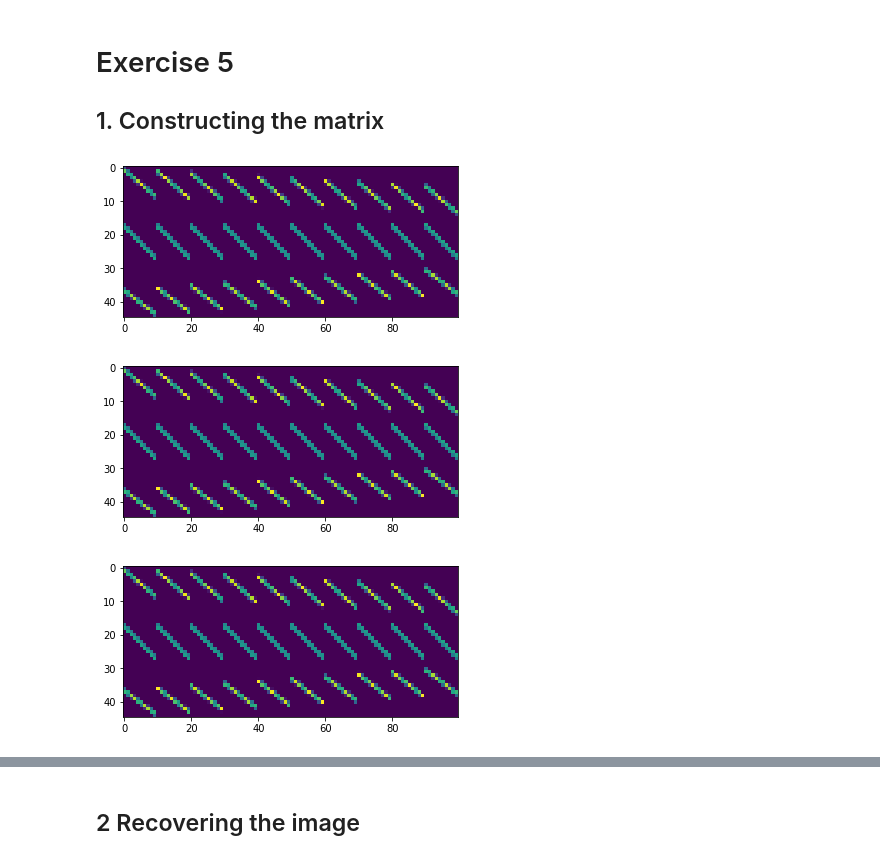
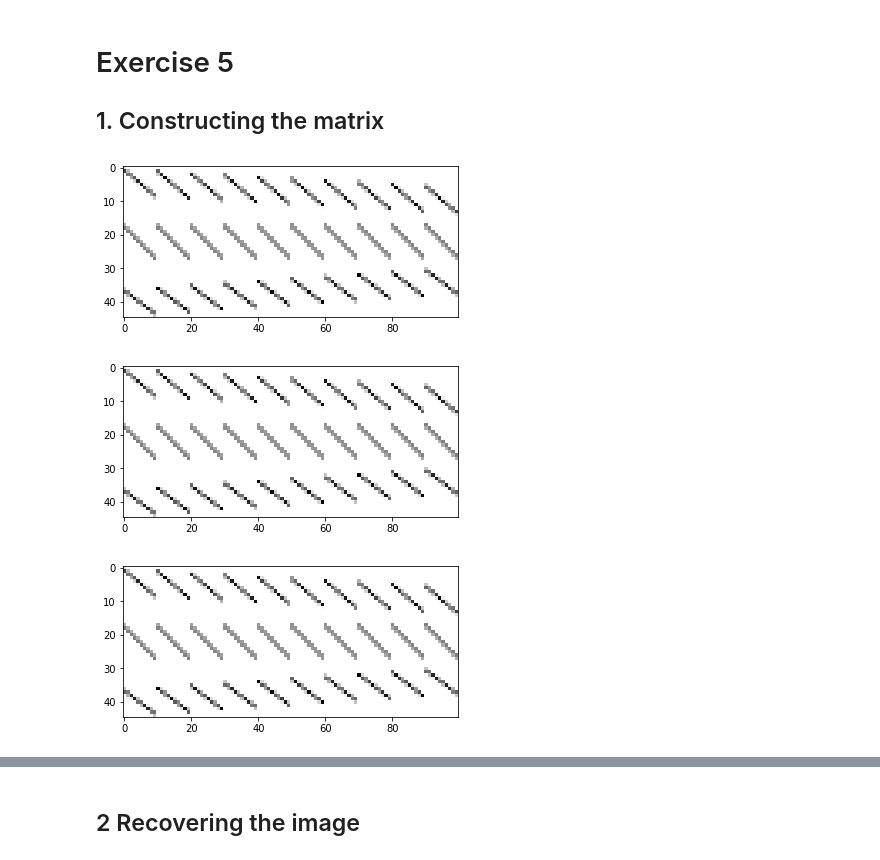
Before and after one commit to sikupe/fml-uebungen, a Jupyter notebook: uebung-5.ipynb, the cells around one changed output, grey strips where cells are left out. Cells and saved outputs as stored; diff of their text form; code cells hidden in the pictures.

```diff
--- a/uebung-5.ipynb
+++ b/uebung-5.ipynb
@@ -132,30 +132,30 @@ def construct_X_vectorized(M: int, alphas: np.ndarray | List[float], Np: Optiona
     return X
 # %%
 X_examp = np.load('tomography/X_example.npy')
-plt.imshow(X_examp)
+plt.imshow(X_examp, cmap='Greys')
 plt.show()
 
 M = 10
 alphas = np.array([-33, 1, 42])
 Np = 15
 
 X = construct_X_vectorized(M, alphas, Np)
 X_dense = X.todense()
-plt.imshow(X_dense)
+plt.imshow(X_dense, cmap='Greys')
 plt.show()
 
 assert np.allclose(X_examp, X_dense)
 
 X = construct_X(M, alphas, Np)
 X = X.todense()
-plt.imshow(X_dense)
+plt.imshow(X_dense, cmap='Greys')
 plt.show()
 
 assert np.allclose(X_examp, X_dense)
 # %% [output]
-[figure, old version]
+[figure, new version]
-[figure, old version]
+[figure, new version]
-[figure, old version]
+[figure, new version]
 # %%
 print('Vectorized performance test')
 % timeit construct_X_vectorized(10, [-33, 1, 42], 15)
```
Also changed, not shown: parts of 11 cells of this notebook.
